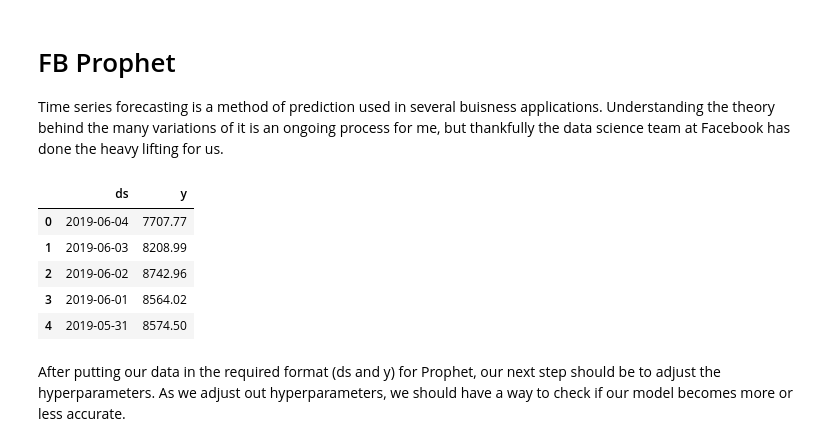
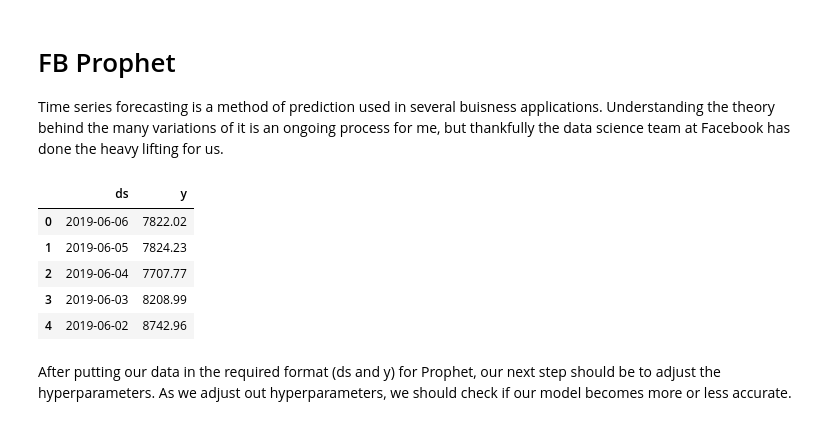
Before and after one commit to Viraj-Joshi/BitCoin-Price-Predictor, a Jupyter notebook: Bitcoin Price Predictor.ipynb, the cells around one changed output. Drawn from its saved outputs; the diff is of its cells as text; code cells hidden in the pictures.

```diff
--- a/Bitcoin Price Predictor.ipynb
+++ b/Bitcoin Price Predictor.ipynb
@@ -519,30 +519,31 @@ Time series forecasting is a method of prediction used in several buisness appli
 # %%
 import pandas as pd
 from fbprophet import Prophet
-
+from fbprophet.diagnostics import cross_validation
 # get market info for bitcoin from the start of 2016 to the current day
 bitcoin_info = pd.read_html("https://coinmarketcap.com/currencies/bitcoin/historical-data/?start=20130428&end="+time.strftime("%Y%m%d"))[0]
 bitcoin_info = bitcoin_info.assign(Date=pd.to_datetime(bitcoin_info['Date']));
 
 #Cleanup dataset when volume is equal to -; asteriks in column names, and volume needs to be an int
 bitcoin_info.loc[bitcoin_info['Volume']=="-",'Volume']=0
 bitcoin_info.columns = bitcoin_info.columns.str.replace("*",""); #columns is an array of column labels
 bitcoin_info['Volume'] = bitcoin_info['Volume'].astype('int64');
 
 
 bitcoin_info.columns =[bitcoin_info.columns[0]]+['bt_'+i for i in bitcoin_info.columns[1:]] #column names not mutable
 bitcoin_info.head()
 
 df = bitcoin_info[['Date','bt_Close']].copy()
+df.sort_values(by='Date', ascending=True)
 df.columns = ['ds','y']
 df.head()
 # %% [output]
 |  | ds | y |
-| 0 | 2019-06-04 | 7707.77 |
-| 1 | 2019-06-03 | 8208.99 |
-| 2 | 2019-06-02 | 8742.96 |
-| 3 | 2019-06-01 | 8564.02 |
-| 4 | 2019-05-31 | 8574.50 |
+| 0 | 2019-06-06 | 7822.02 |
+| 1 | 2019-06-05 | 7824.23 |
+| 2 | 2019-06-04 | 7707.77 |
+| 3 | 2019-06-03 | 8208.99 |
+| 4 | 2019-06-02 | 8742.96 |
 # %% [markdown]
 After putting our data in the required format (ds and y) for Prophet, our next step should be to adjust the hyperparameters.
-As we adjust out hyperparameters, we should have a way to check if our model becomes more or less accurate.
+As we adjust out hyperparameters, we should check if our model becomes more or less accurate.
```
Also changed, not shown: parts of 9 cells of this notebook.
